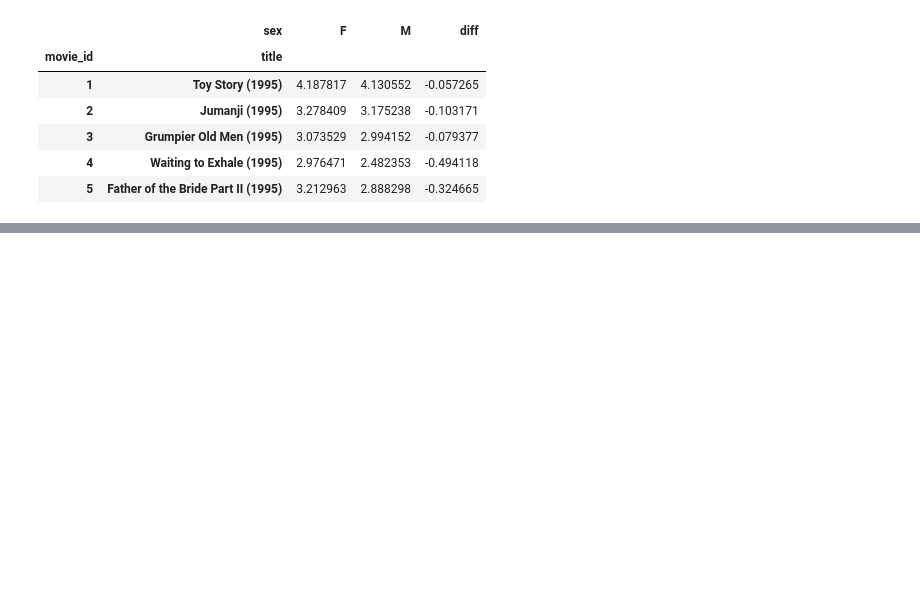
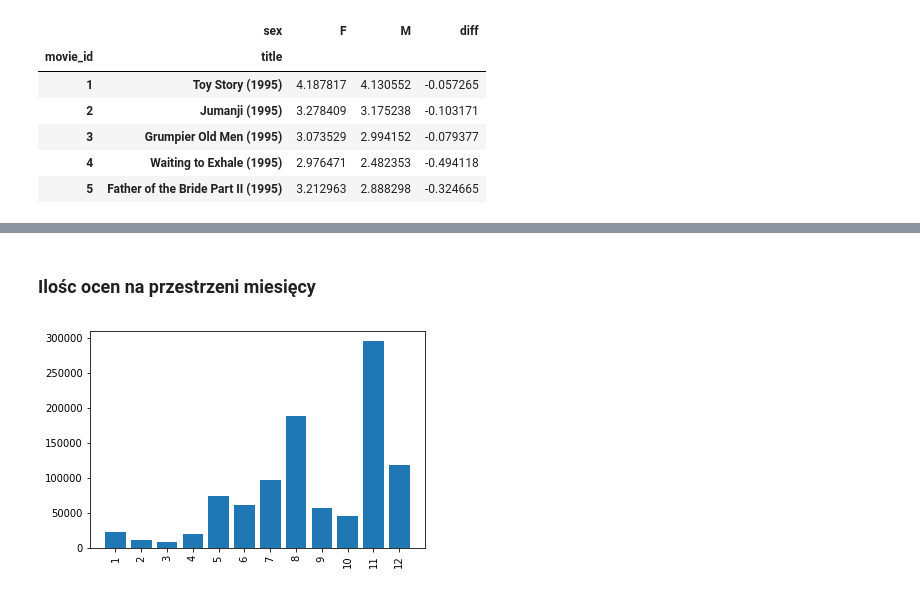
Before and after one commit to ksiazekm/movielens-analysis, a Jupyter notebook: playground/1M-Analysis.ipynb, the cells around one changed output, grey strips where cells are left out. Cells and saved outputs as stored; diff of their text form; code cells hidden in the pictures; blank space fills up the shorter version.

```diff
--- a/playground/1M-Analysis.ipynb
+++ b/playground/1M-Analysis.ipynb
@@ -320,0 +313,11 @@ plt.show()
+# %% [markdown]
+### Ilośc ocen na przestrzeni miesięcy
+# %%
+ratings_per_month = ratings_data.groupby('month').size()
+
+x = range(len(ratings_per_month))
+plt.bar(x, ratings_per_month)
+plt.xticks(x, ratings_per_month.keys(), rotation=90)
+plt.show()
+# %% [output]
+[figure, added]
```
Also changed, not shown: parts of 11 cells of this notebook, 1 other file.
